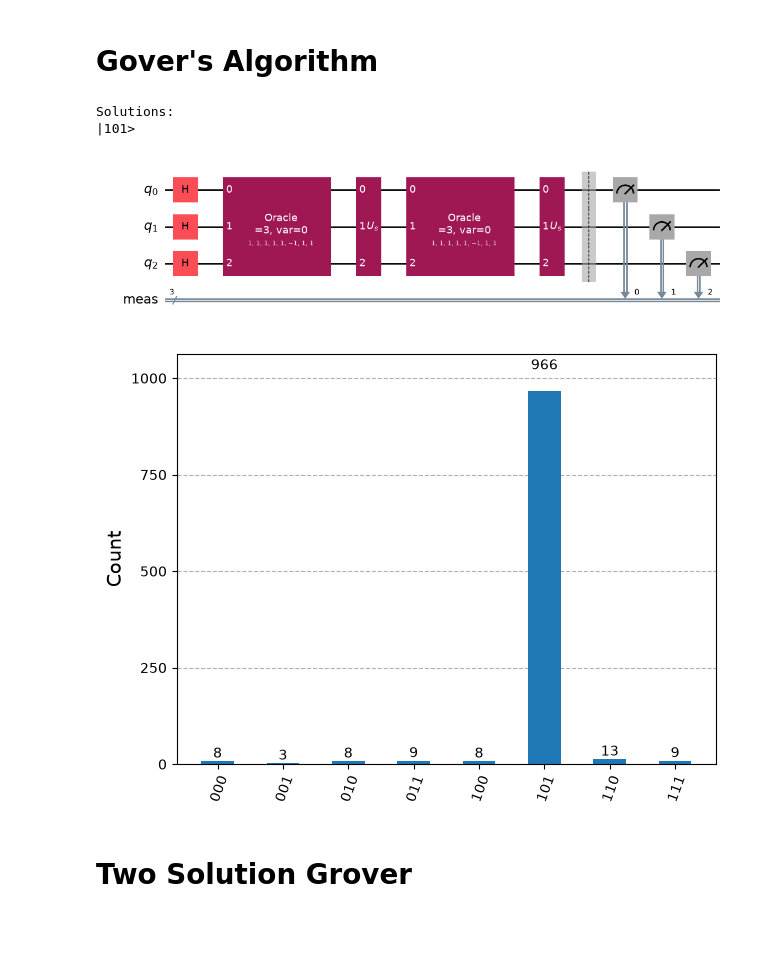
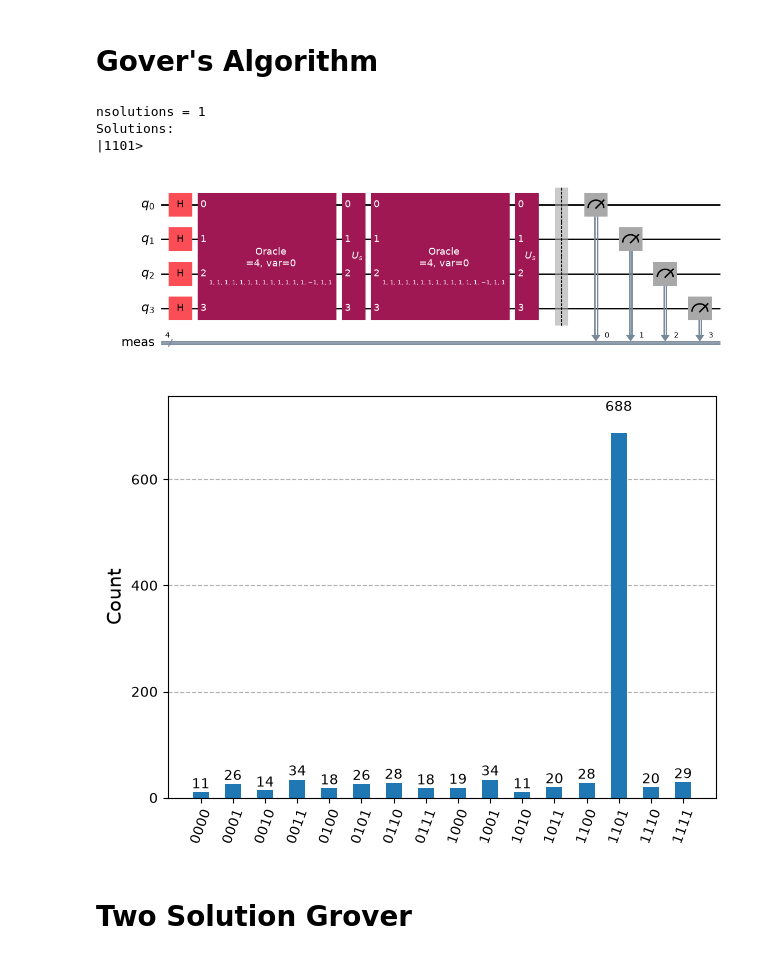
Before and after one commit to KingCobra021/Quantum-A1, a Jupyter notebook: A1.ipynb, the cells around one changed output. Drawn from its saved outputs; the diff is of its cells as text; code cells hidden in the pictures; blank space fills up the shorter version.

```diff
--- a/A1.ipynb
+++ b/A1.ipynb
@@ -92,28 +94,29 @@ def grover_problem_oracle(n, variant=0, print_solutions=False):
     return oracle_gate
 # %%
-n = 3
+n = 4
 
 oracle = grover_problem_oracle(n,variant=0,print_solutions=True)
 
 grover_circuit = QuantumCircuit(n)
 
-grover_circuit = initialize_s(grover_circuit,[0, 1, 2])
+grover_circuit = initialize_s(grover_circuit,[0, 1, 2,3])
 
-grover_circuit.append(oracle, [0, 1, 2])
-grover_circuit.append(diffuser(n), [0, 1, 2])
+grover_circuit.append(oracle, [0, 1, 2,3])
+grover_circuit.append(diffuser(n), [0, 1, 2,3])
 
-grover_circuit.append(oracle, [0, 1, 2])
-grover_circuit.append(diffuser(n), [0, 1, 2])
+grover_circuit.append(oracle, [0, 1, 2,3])
+grover_circuit.append(diffuser(n), [0, 1, 2,3])
 
 grover_circuit.measure_all()
 
 grover_circuit.draw("mpl")
 # %% [output]
+nsolutions = 1
 Solutions:
-|101>
+|1101>
-[figure, old version]
+[figure, new version]
 # %%
-simulator = AerSimulator()
+simulator = AerSimulator.from_backend(FakeFez())
 
 qcc = transpile(grover_circuit, simulator)
 
@@ -121,7 +124,7 @@ job = simulator.run(qcc,shot=1000)
 
 plot_histogram(job.result().get_counts())
 # %% [output]
-[figure, old version]
+[figure, new version]
 # %% [markdown]
 <h1>Two Solution Grover</h1>
 # %%
```
Also changed, not shown: parts of 23 cells of this notebook, 1 other file.
